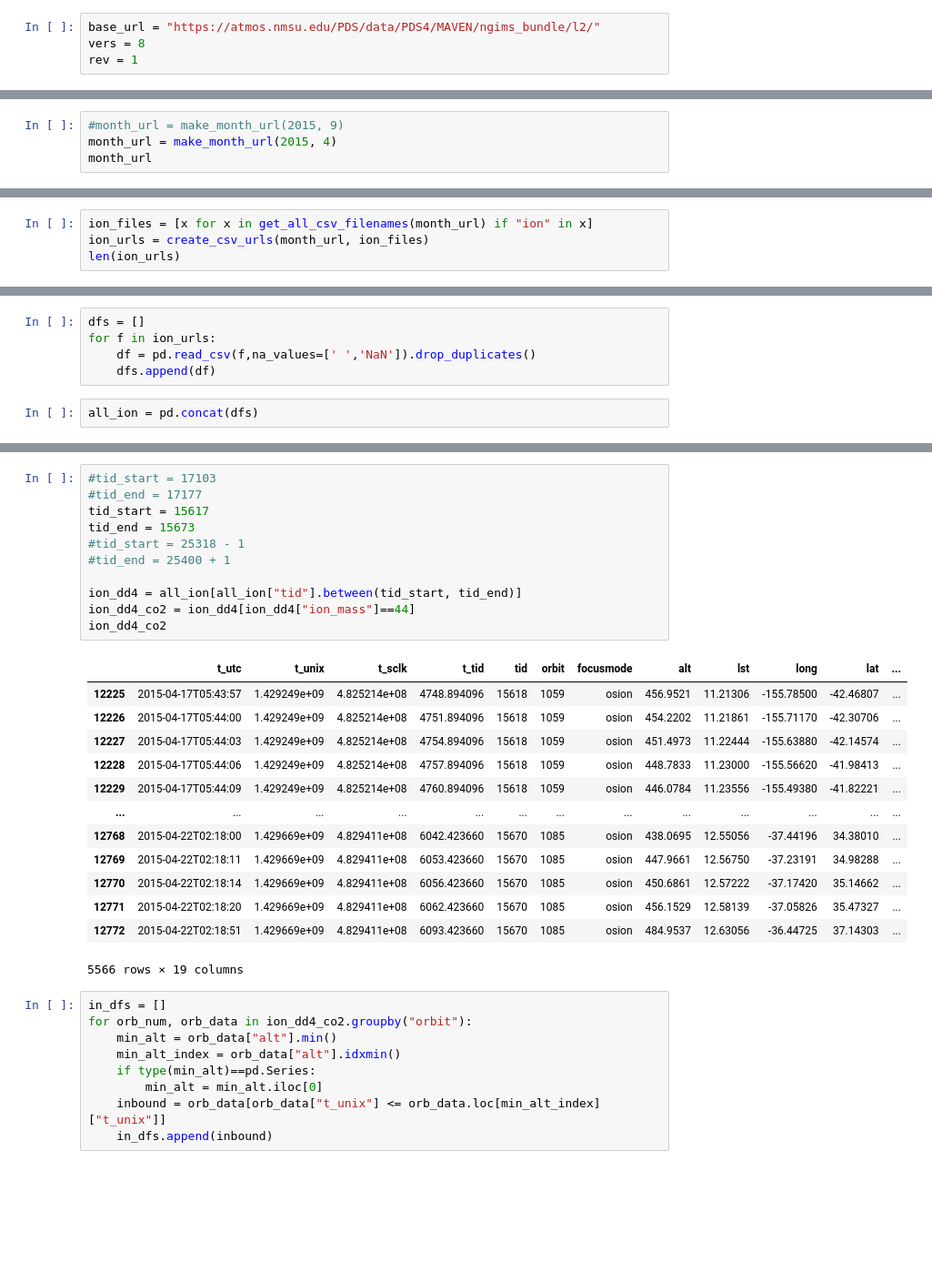
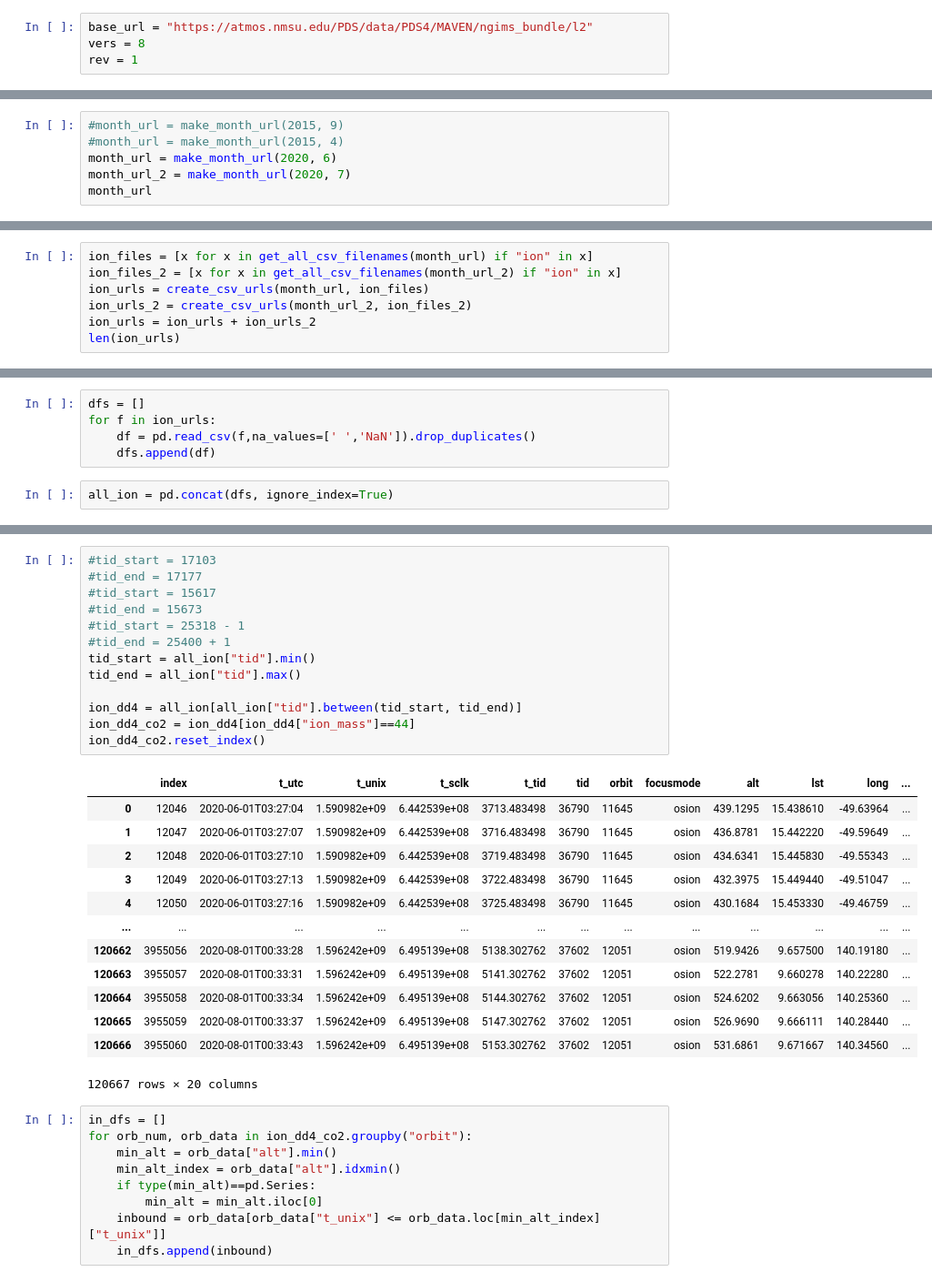
Before and after one commit to marek-slipski/NGIMS-hp, a Jupyter notebook: notebooks/open_from_pds.ipynb, the cells around one changed output, grey strips where cells are left out. Shown at 91% size. Drawn from its saved outputs; the diff is of its cells as text; blank space fills up the shorter version.

```diff
--- a/notebooks/open_from_pds.ipynb
+++ b/notebooks/open_from_pds.ipynb
@@ -4,5 +6,5 @@ import numpy as np
 # %%
-base_url = "https://atmos.nmsu.edu/PDS/data/PDS4/MAVEN/ngims_bundle/l2/"
+base_url = "https://atmos.nmsu.edu/PDS/data/PDS4/MAVEN/ngims_bundle/l2"
 vers = 8
 rev = 1
 # %%
@@ -10,6 +12,8 @@ def make_month_url(year, month, base_url=base_url):
     return f"{base_url}/{year}/{str(month).zfill(2)}/"
 # %%
 #month_url = make_month_url(2015, 9)
-month_url = make_month_url(2015, 4)
+#month_url = make_month_url(2015, 4)
+month_url = make_month_url(2020, 6)
+month_url_2 = make_month_url(2020, 7)
 month_url
 # %% [output]
@@ -27,6 +31,9 @@ def create_csv_urls(month_url, filenames):
     return [month_url+f for f in filenames]
 # %%
 ion_files = [x for x in get_all_csv_filenames(month_url) if "ion" in x]
+ion_files_2 = [x for x in get_all_csv_filenames(month_url_2) if "ion" in x]
 ion_urls = create_csv_urls(month_url, ion_files)
+ion_urls_2 = create_csv_urls(month_url_2, ion_files_2)
+ion_urls = ion_urls + ion_urls_2
 len(ion_urls)
 # %% [output]
@@ -37,7 +44,7 @@ for f in ion_urls:
     df = pd.read_csv(f,na_values=[' ','NaN']).drop_duplicates()
     dfs.append(df)
 # %%
-all_ion = pd.concat(dfs)
+all_ion = pd.concat(dfs, ignore_index=True)
 # %%
 all_ion
 # %% [output]
@@ -57,28 +64,30 @@ all_ion
 # %%
 #tid_start = 17103
 #tid_end = 17177
-tid_start = 15617
-tid_end = 15673
+#tid_start = 15617
+#tid_end = 15673
 #tid_start = 25318 - 1
 #tid_end = 25400 + 1
+tid_start = all_ion["tid"].min()
+tid_end = all_ion["tid"].max()
 
 ion_dd4 = all_ion[all_ion["tid"].between(tid_start, tid_end)]
 ion_dd4_co2 = ion_dd4[ion_dd4["ion_mass"]==44]
-ion_dd4_co2
+ion_dd4_co2.reset_index()
 # %% [output]
-|  | t_utc | t_unix | t_sclk | t_tid | tid | orbit | focusmode | alt | lst | long | lat | ... |
-| 12225 | 2015-04-17T05:43:57 | 1.429249e+09 | 4.825214e+08 | 4748.894096 | 15618 | 1059 | osion | 456.9521 | 11.21306 | -155.78500 | -42.46807 | ... |
-| 12226 | 2015-04-17T05:44:00 | 1.429249e+09 | 4.825214e+08 | 4751.894096 | 15618 | 1059 | osion | 454.2202 | 11.21861 | -155.71170 | -42.30706 | ... |
-| 12227 | 2015-04-17T05:44:03 | 1.429249e+09 | 4.825214e+08 | 4754.894096 | 15618 | 1059 | osion | 451.4973 | 11.22444 | -155.63880 | -42.14574 | ... |
-| 12228 | 2015-04-17T05:44:06 | 1.429249e+09 | 4.825214e+08 | 4757.894096 | 15618 | 1059 | osion | 448.7833 | 11.23000 | -155.56620 | -41.98413 | ... |
-| 12229 | 2015-04-17T05:44:09 | 1.429249e+09 | 4.825214e+08 | 4760.894096 | 15618 | 1059 | osion | 446.0784 | 11.23556 | -155.49380 | -41.82221 | ... |
+|  | index | t_utc | t_unix | t_sclk | t_tid | tid | orbit | focusmode | alt | lst | long | ... |
+| 0 | 12046 | 2020-06-01T03:27:04 | 1.590982e+09 | 6.442539e+08 | 3713.483498 | 36790 | 11645 | osion | 439.1295 | 15.438610 | -49.63964 | ... |
+| 1 | 12047 | 2020-06-01T03:27:07 | 1.590982e+09 | 6.442539e+08 | 3716.483498 | 36790 | 11645 | osion | 436.8781 | 15.442220 | -49.59649 | ... |
+| 2 | 12048 | 2020-06-01T03:27:10 | 1.590982e+09 | 6.442539e+08 | 3719.483498 | 36790 | 11645 | osion | 434.6341 | 15.445830 | -49.55343 | ... |
+| 3 | 12049 | 2020-06-01T03:27:13 | 1.590982e+09 | 6.442539e+08 | 3722.483498 | 36790 | 11645 | osion | 432.3975 | 15.449440 | -49.51047 | ... |
+| 4 | 12050 | 2020-06-01T03:27:16 | 1.590982e+09 | 6.442539e+08 | 3725.483498 | 36790 | 11645 | osion | 430.1684 | 15.453330 | -49.46759 | ... |
 | ... | ... | ... | ... | ... | ... | ... | ... | ... | ... | ... | ... | ... |
-| 12768 | 2015-04-22T02:18:00 | 1.429669e+09 | 4.829411e+08 | 6042.423660 | 15670 | 1085 | osion | 438.0695 | 12.55056 | -37.44196 | 34.38010 | ... |
-| 12769 | 2015-04-22T02:18:11 | 1.429669e+09 | 4.829411e+08 | 6053.423660 | 15670 | 1085 | osion | 447.9661 | 12.56750 | -37.23191 | 34.98288 | ... |
-| 12770 | 2015-04-22T02:18:14 | 1.429669e+09 | 4.829411e+08 | 6056.423660 | 15670 | 1085 | osion | 450.6861 | 12.57222 | -37.17420 | 35.14662 | ... |
-| 12771 | 2015-04-22T02:18:20 | 1.429669e+09 | 4.829411e+08 | 6062.423660 | 15670 | 1085 | osion | 456.1529 | 12.58139 | -37.05826 | 35.47327 | ... |
-| 12772 | 2015-04-22T02:18:51 | 1.429669e+09 | 4.829411e+08 | 6093.423660 | 15670 | 1085 | osion | 484.9537 | 12.63056 | -36.44725 | 37.14303 | ... |
+| 120662 | 3955056 | 2020-08-01T00:33:28 | 1.596242e+09 | 6.495139e+08 | 5138.302762 | 37602 | 12051 | osion | 519.9426 | 9.657500 | 140.19180 | ... |
+| 120663 | 3955057 | 2020-08-01T00:33:31 | 1.596242e+09 | 6.495139e+08 | 5141.302762 | 37602 | 12051 | osion | 522.2781 | 9.660278 | 140.22280 | ... |
+| 120664 | 3955058 | 2020-08-01T00:33:34 | 1.596242e+09 | 6.495139e+08 | 5144.302762 | 37602 | 12051 | osion | 524.6202 | 9.663056 | 140.25360 | ... |
+| 120665 | 3955059 | 2020-08-01T00:33:37 | 1.596242e+09 | 6.495139e+08 | 5147.302762 | 37602 | 12051 | osion | 526.9690 | 9.666111 | 140.28440 | ... |
+| 120666 | 3955060 | 2020-08-01T00:33:43 | 1.596242e+09 | 6.495139e+08 | 5153.302762 | 37602 | 12051 | osion | 531.6861 | 9.671667 | 140.34560 | ... |
-5566 rows × 19 columns
+120667 rows × 20 columns
 # %%
 in_dfs = []
 for orb_num, orb_data in ion_dd4_co2.groupby("orbit"):
```
Also changed, not shown: parts of 10 cells of this notebook.
